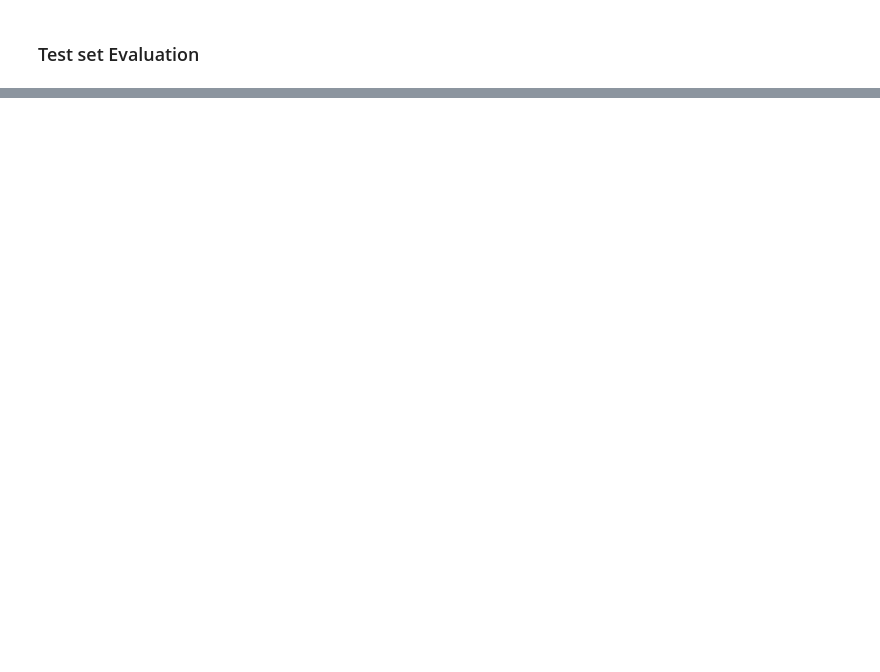
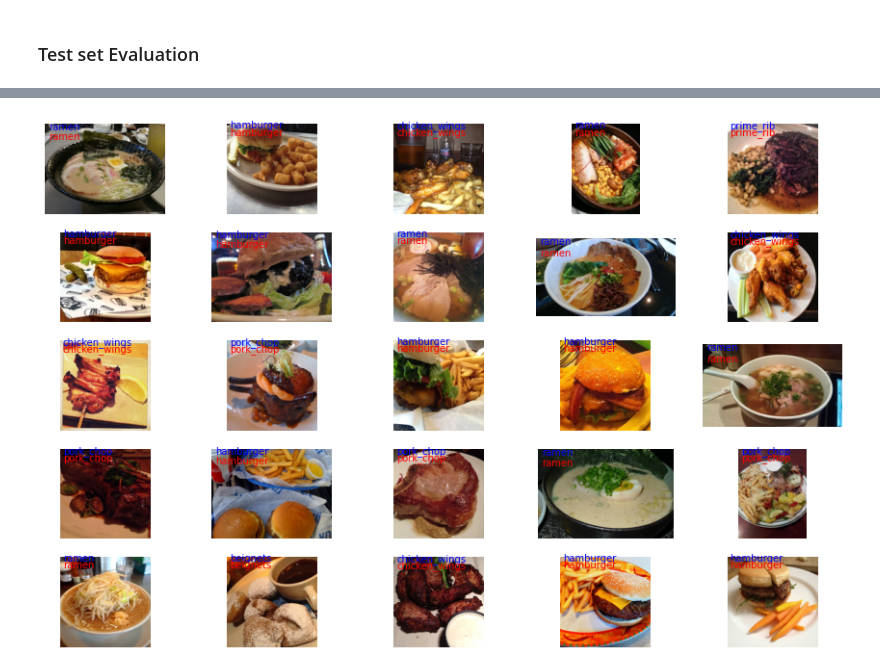
Before and after one commit to MUbarak123-56/cnn-vs-vit, a Jupyter notebook: ViT_food.ipynb, the cells around one changed output, grey strips where cells are left out. Saved outputs shown, nothing was run; the diff lists cells and outputs as text; code cells hidden in the pictures; blank space fills up the shorter version.

```diff
--- a/ViT_food.ipynb
+++ b/ViT_food.ipynb
@@ -228,0 +208,2 @@ ramen
+# %%
+preds_output = trainer.predict(food["test"])
@@ -228,0 +232,21 @@ ramen
+# %%
+fig, axArr = plt.subplots(5,5,figsize=(15,10));
+# loop through all rows
+for currRow in range(5):
+ # loop through all columns
+ for currCol in range(5):
+ # select the random digi
+  n = np.random.randint(0,len(food_use["test"]))
+  randomDigitImage = food_use["test"][n]["image"]
+  randomDigitLabel = id2label[str(food_use["test"][n]["label"])]
+  prediction = id2label[str(preds_output.label_ids[n])]
+
+ # plot it
+  currentAxis = axArr[currRow,currCol];
+  currentAxis.axis('off');
+
+  currentAxis.imshow(randomDigitImage);
+  currentAxis.text(15,25,str(randomDigitLabel),color='blue',fontsize=10);
+  currentAxis.text(15,65,str(prediction),color='red',fontsize=10);
+# %% [output]
+[figure, added]
```
Also changed, not shown: parts of 14 cells of this notebook.
